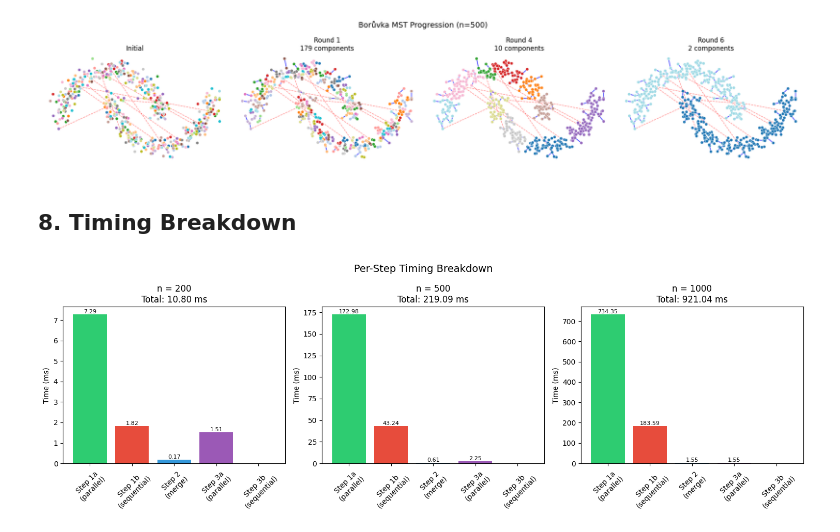
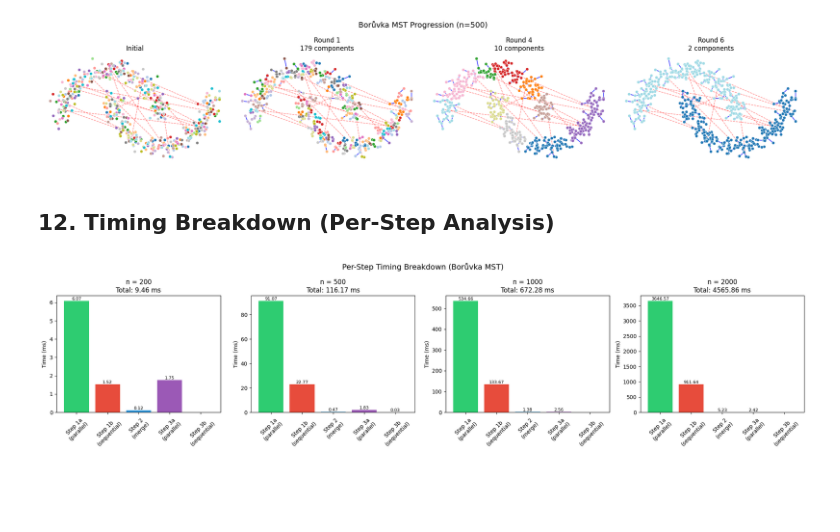
Before and after one commit to kareef928/cannot-link-single-linkage, a Jupyter notebook: notebooks/parallel_boruvka_demo.ipynb, the cells around one changed output. Drawn from its saved outputs; the diff is of its cells as text; code cells hidden in the pictures; blank space fills up the shorter version.

```diff
--- a/notebooks/parallel_boruvka_demo.ipynb
+++ b/notebooks/parallel_boruvka_demo.ipynb
@@ -826,7 +1806,7 @@ Visualization helpers defined!
 # %%
-# Warm up Numba JIT
+# Warm up Numba JIT using two_moons_inter dataset
 print("Warming up JIT compilation...")
-small_data = datasets[200]
+small_data = datasets['two_moons_inter'][200]
 _ = instrumented_boruvka_mst(
     small_data['u'], small_data['v'], small_data['w'],
     small_data['cl_indptr'], small_data['cl_indices'],
@@ -834,25 +1814,25 @@ _ = instrumented_boruvka_mst(
 )
 print("JIT warmup complete!\n")
 
-# Run on all sizes
-results = {}
-for size in SIZES:
-    data = datasets[size]
-    print(f"Running MST for n={size}...")
+# Run instrumented Borůvka on visualization sizes (for animation)
+instrumented_results = {}
+for size in VIZ_SIZES:
+    data = datasets['two_moons_inter'][size]
+    print(f"Running instrumented MST for n={size}...")
 
     result = instrumented_boruvka_mst(
         data['u'], data['v'], data['w'],
         data['cl_indptr'], data['cl_indices'],
         size
     )
-    results[size] = result
+    instrumented_results[size] = result
 
     print(f"  Rounds: {result.total_rounds}")
     print(f"  Final MST edges: {len(result.final_mst)}")
     print(f"  Cannot-link edges removed: {len(result.cannot_link_edges)}")
     print(f"  Total time: {result.total_time*1000:.2f} ms\n")
 
-print("All MST computations complete!")
+print("All instrumented MST computations complete!")
 # %% [output]
 Warming up JIT compilation...
 JIT warmup complete!
@@ -893,8 +1873,8 @@ Total rounds: 5
 # %%
 # Show key frames for 500 point dataset
 size = 500
-data = datasets[size]
-result = results[size]
+data = datasets['two_moons_inter'][size]
+result = instrumented_results[size]
 
 # Select frames to show: initial, middle, final
 n_rounds = result.total_rounds
@@ -920,37 +1900,42 @@ plt.show()
 # %% [output]
 [figure]
 # %% [markdown]
-## 8. Timing Breakdown
+## 12. Timing Breakdown (Per-Step Analysis)
 # %%
-# Plot timing breakdown for each size
-fig, axes = plt.subplots(1, 3, figsize=(15, 5))
+# Plot timing breakdown for each visualization size
+plot_sizes = [s for s in VIZ_SIZES if s in instrumented_results]
+n_plots = min(4, len(plot_sizes))  # Limit to 4 plots
+
+fig, axes = plt.subplots(1, n_plots, figsize=(5 * n_plots, 5))
+if n_plots == 1:
+    axes = [axes]
 
 step_labels = ['Step 1a\n(parallel)', 'Step 1b\n(sequential)', 'Step 2\n(merge)',
                'Step 3a\n(parallel)', 'Step 3b\n(sequential)']
 colors = ['#2ecc71', '#e74c3c', '#3498db', '#9b59b6', '#f39c12']
 
-for idx, size in enumerate(SIZES):
-    result = results[size]
+for idx, size in enumerate(plot_sizes[:n_plots]):
+    result = instrumented_results[size]
     breakdown = result.timing_breakdown()
 
     values = [breakdown['step1a'] * 1000, breakdown['step1b'] * 1000,
               breakdown['step2'] * 1000, breakdown['step3a'] * 1000,
               breakdown['step3b'] * 1000]
 
     bars = axes[idx].bar(step_labels, values, color=colors)
     axes[idx].set_ylabel('Time (ms)')
     axes[idx].set_title(f'n = {size}\nTotal: {result.total_time*1000:.2f} ms')
     axes[idx].tick_params(axis='x', rotation=45)
 
     # Add value labels on bars
     for bar, val in zip(bars, values):
         if val > 0.01:
             axes[idx].text(bar.get_x() + bar.get_width()/2, bar.get_height(),
                           f'{val:.2f}', ha='center', va='bottom', fontsize=8)
 
-plt.suptitle('Per-Step Timing Breakdown', fontsize=14)
+plt.suptitle('Per-Step Timing Breakdown (Borůvka MST)', fontsize=14)
 plt.tight_layout()
 plt.show()
 # %% [output]
-[figure, old version]
+[figure, new version]
 # %%
```
Also changed, not shown: parts of 27 cells of this notebook.
